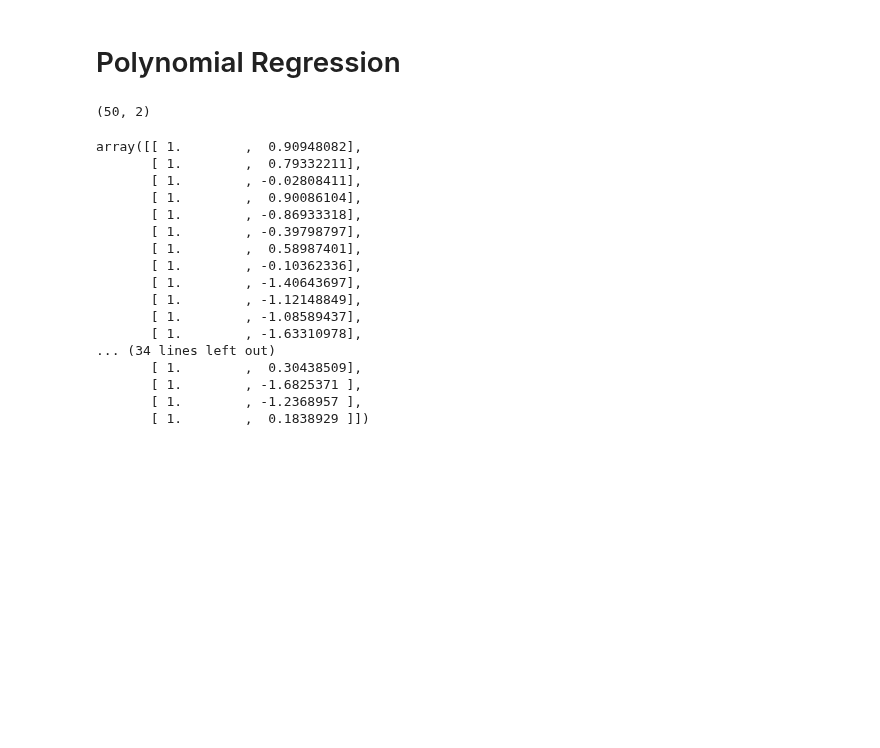
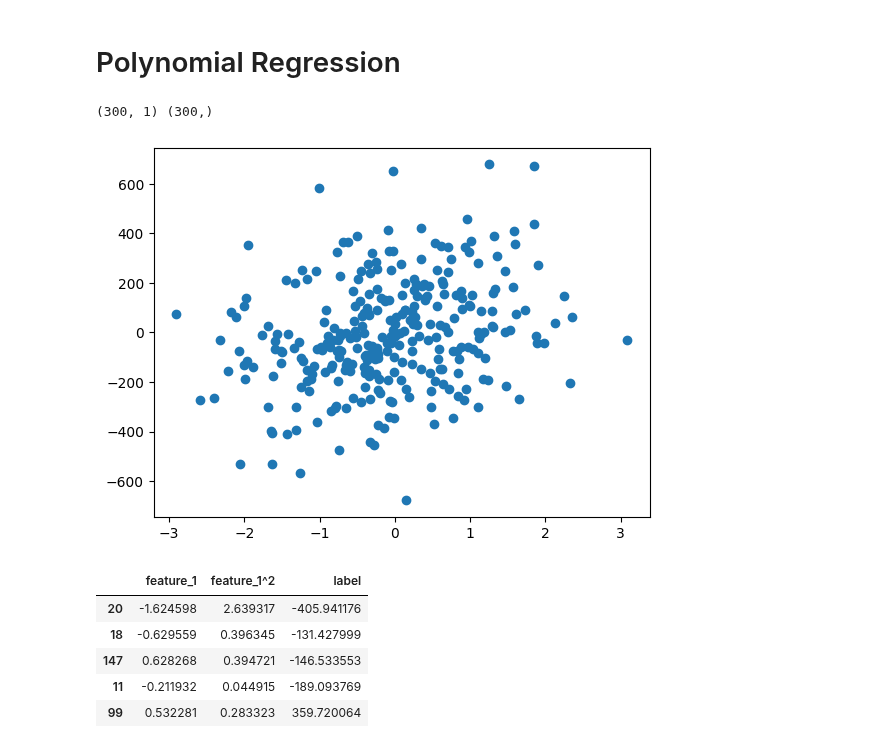
Before and after one commit to ROHIT318/python-practice, a Jupyter notebook: ml-implementation/linear_regression.ipynb, the cells around one changed output. Cells and saved outputs as stored; diff of their text form; code cells hidden in the pictures; blank space fills up the shorter version.

```diff
--- a/ml-implementation/linear_regression.ipynb
+++ b/ml-implementation/linear_regression.ipynb
@@ -102,29 +102,37 @@ plt.show()
 # Polynomial Regression
 # %%
 from sklearn.preprocessing import PolynomialFeatures
+input, output = make_regression(n_samples=300, n_features=1, noise=200)
+print(f"{input.shape} {output.shape}")
+poly_train_df = pd.DataFrame({
+    'feature_1': input[:, 0],
+    'label': output
+})
+plt.tight_layout()
+plt.scatter(poly_train_df['feature_1'], poly_train_df['label'])
+plt.show()
 
-poly_obj = PolynomialFeatures(degree=1)
-train_df_trns = poly_obj.fit_transform(X=train_df.values[:, 0].reshape(-1, 1))
-print(train_df_trns.shape)
-train_df_trns
+
+poly_obj = PolynomialFeatures(degree=2)
+# train_df_trns = poly_obj.fit_transform(X=poly_train_df.values[:, 0].reshape(-1, 1))
+poly_col = np.square(poly_train_df.values[:, 0]).reshape(-1,1)
+# print(train_df_trns.shape)
+# train_df_trns
+# poly_col
+poly_trns_df = pd.DataFrame({
+    'feature_1': poly_train_df['feature_1'],
+    'feature_1^2': poly_col[:,0],
+    'label': poly_train_df['label']
+})
+poly_trns_df.sample(5)
 # %% [output]
-(50, 2)
+(300, 1) (300,)
-array([[ 1.        ,  0.90948082],
-       [ 1.        ,  0.79332211],
-       [ 1.        , -0.02808411],
-       [ 1.        ,  0.90086104],
-       [ 1.        , -0.86933318],
-       [ 1.        , -0.39798797],
-       [ 1.        ,  0.58987401],
-       [ 1.        , -0.10362336],
-       [ 1.        , -1.40643697],
-       [ 1.        , -1.12148849],
-       [ 1.        , -1.08589437],
-       [ 1.        , -1.63310978],
-... (34 lines left out)
-       [ 1.        ,  0.30438509],
-       [ 1.        , -1.6825371 ],
-       [ 1.        , -1.2368957 ],
-       [ 1.        ,  0.1838929 ]])
+[figure, added]
+|  | feature_1 | feature_1^2 | label |
+| 20 | -1.624598 | 2.639317 | -405.941176 |
+| 18 | -0.629559 | 0.396345 | -131.427999 |
+| 147 | 0.628268 | 0.394721 | -146.533553 |
+| 11 | -0.211932 | 0.044915 | -189.093769 |
+| 99 | 0.532281 | 0.283323 | 359.720064 |
 # %%
 poly_lr = LinearRegression()
```
Also changed, not shown: parts of 1 cell of this notebook.
